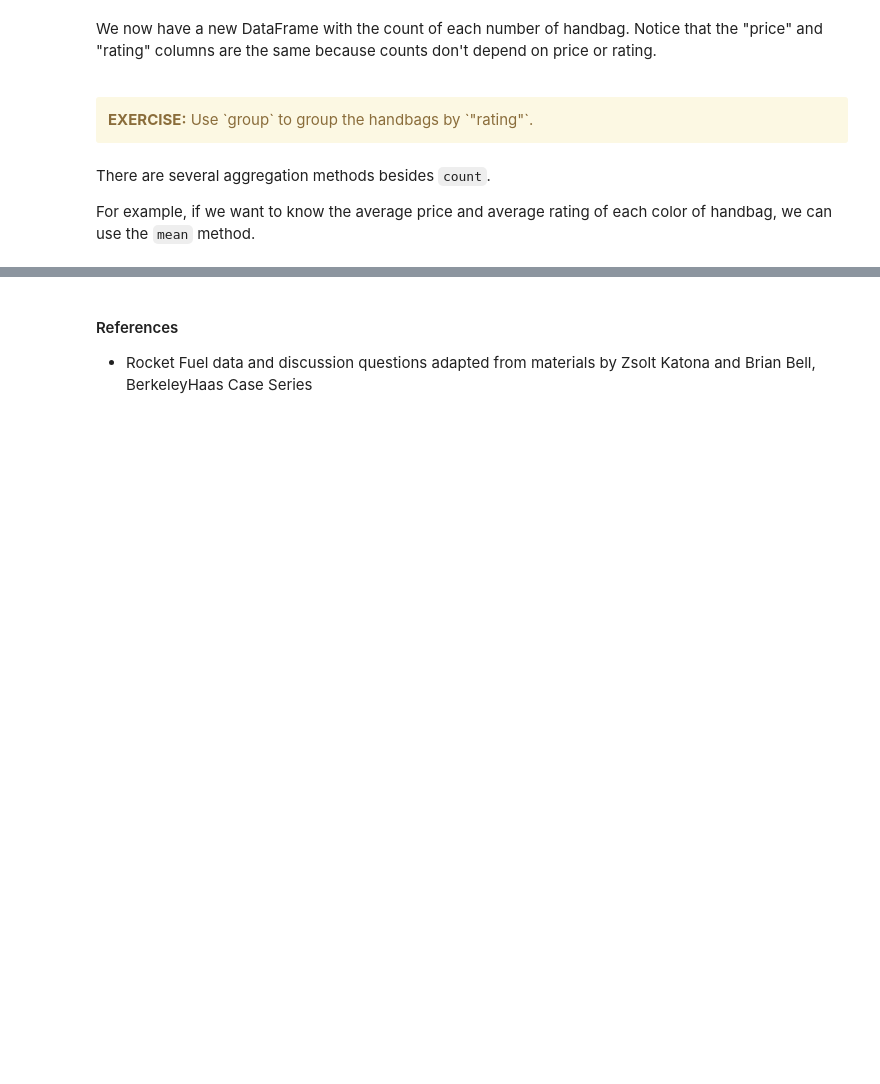
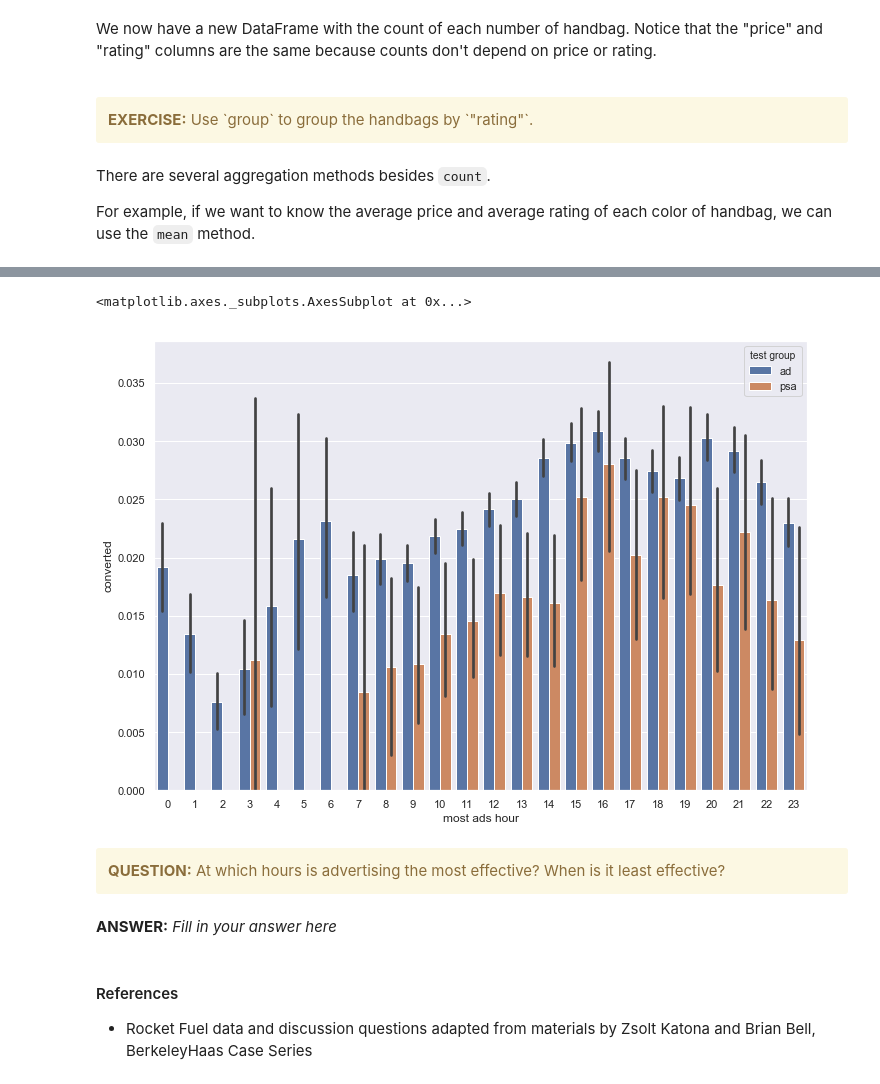
Before and after one commit to ktakimoto/haas-ds-online, a Jupyter notebook: 05Categorizing-Data.ipynb, the cells around one changed output, grey strips where cells are left out. Saved outputs shown, nothing was run; the diff lists cells and outputs as text; code cells hidden in the pictures; blank space fills up the shorter version.

```diff
--- a/05Categorizing-Data.ipynb
+++ b/05Categorizing-Data.ipynb
@@ -152,3 +240,15 @@ Each cateogory is listed on the vertical axis and represented by a bar. The leng
+# %%
+# make a bar plot
+sns.barplot(x=..., y=..., hue=..., data=...);
+# %% [output]
+<matplotlib.axes._subplots.AxesSubplot at 0x...>
+[figure, added]
+# %% [markdown]
+<div class="alert alert-warning">
+    <b>QUESTION:</b> At which hours is advertising the most effective? When is it least effective?
+    </div>
+# %% [markdown]
+**ANSWER:** *Fill in your answer here*
 # %% [markdown]
 #### References
 
```
Also changed, not shown: parts of 25 cells of this notebook.
